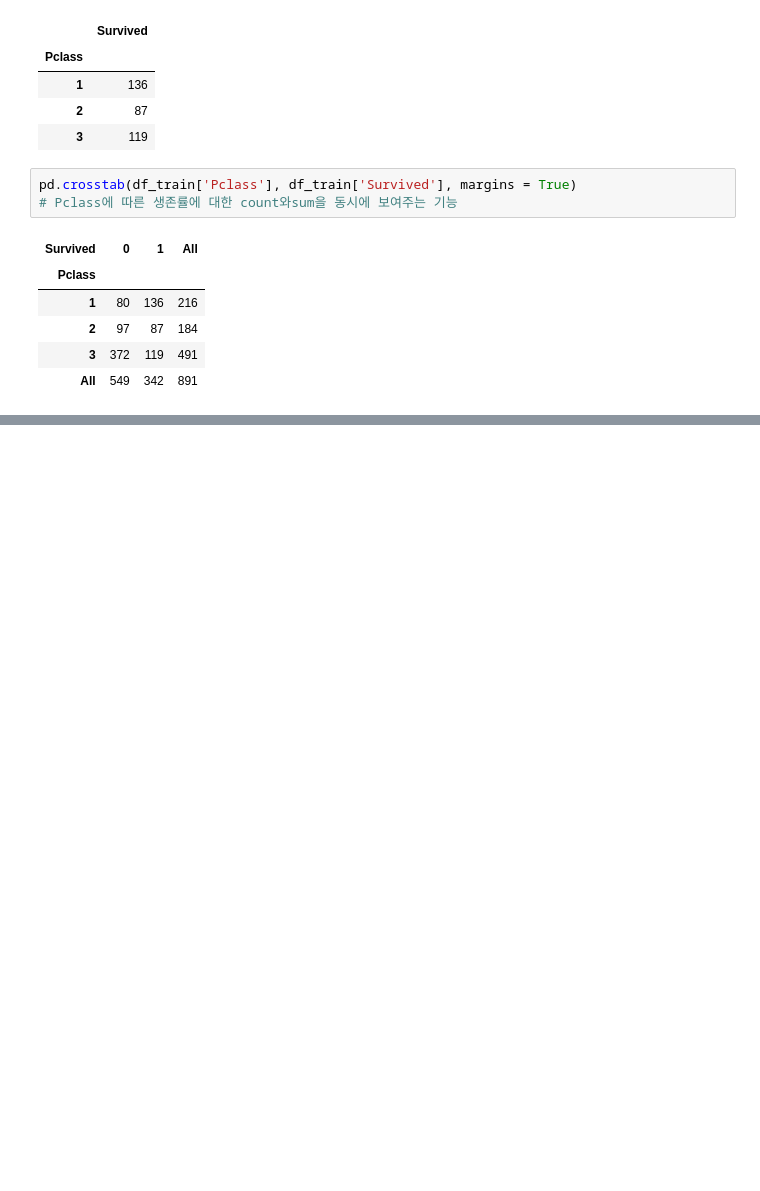
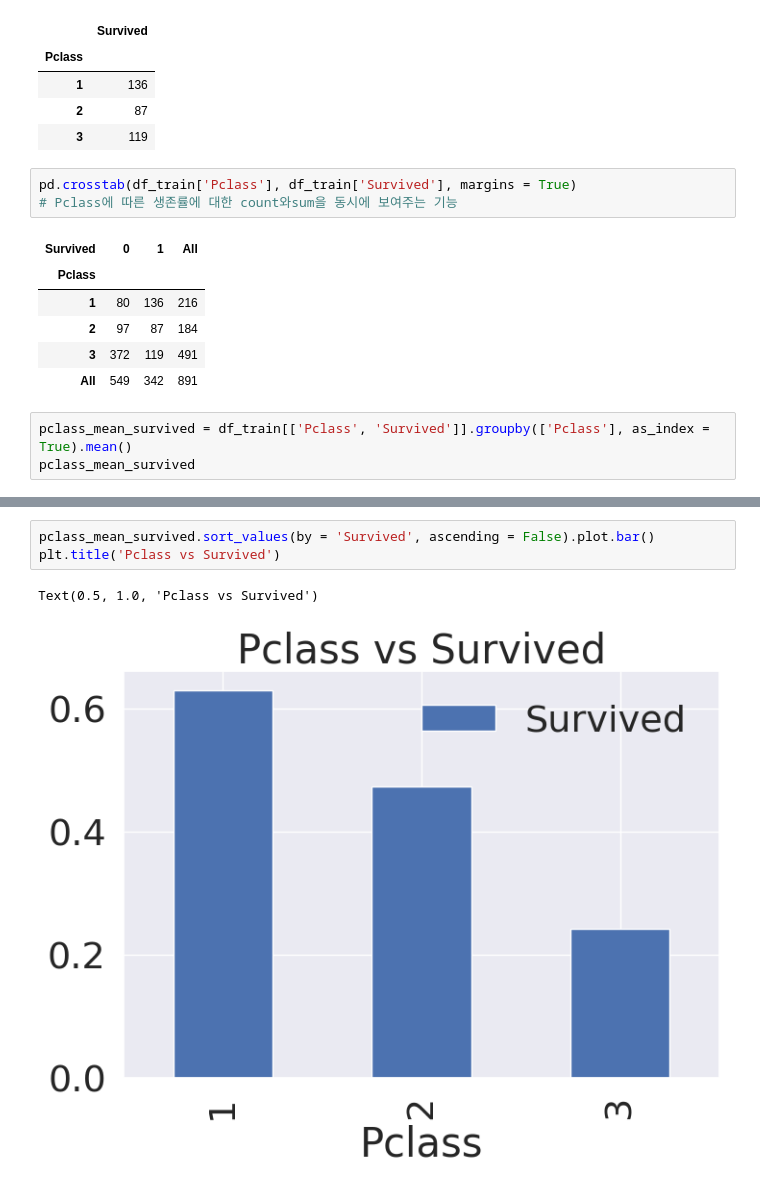
Before and after one commit to yoonseong00/colab, a Jupyter notebook: 타이타닉.ipynb, the cells around one changed output, grey strips where cells are left out. Cells and saved outputs as stored; diff of their text form; blank space fills up the shorter version.

```diff
--- a/타이타닉.ipynb
+++ b/타이타닉.ipynb
@@ -204,3 +204,6 @@ pd.crosstab(df_train['Pclass'], df_train['Survived'], margins = True)
 | 2 | 97 | 87 | 184 |
 | 3 | 372 | 119 | 491 |
 | All | 549 | 342 | 891 |
+# %%
+pclass_mean_survived = df_train[['Pclass', 'Survived']].groupby(['Pclass'], as_index = True).mean()
+pclass_mean_survived
@@ -206,0 +216,6 @@ pd.crosstab(df_train['Pclass'], df_train['Survived'], margins = True)
+# %%
+pclass_mean_survived.sort_values(by = 'Survived', ascending = False).plot.bar()
+plt.title('Pclass vs Survived')
+# %% [output]
+Text(0.5, 1.0, 'Pclass vs Survived')
+[figure, added]
```
Also changed, not shown: parts of 4 cells of this notebook.
